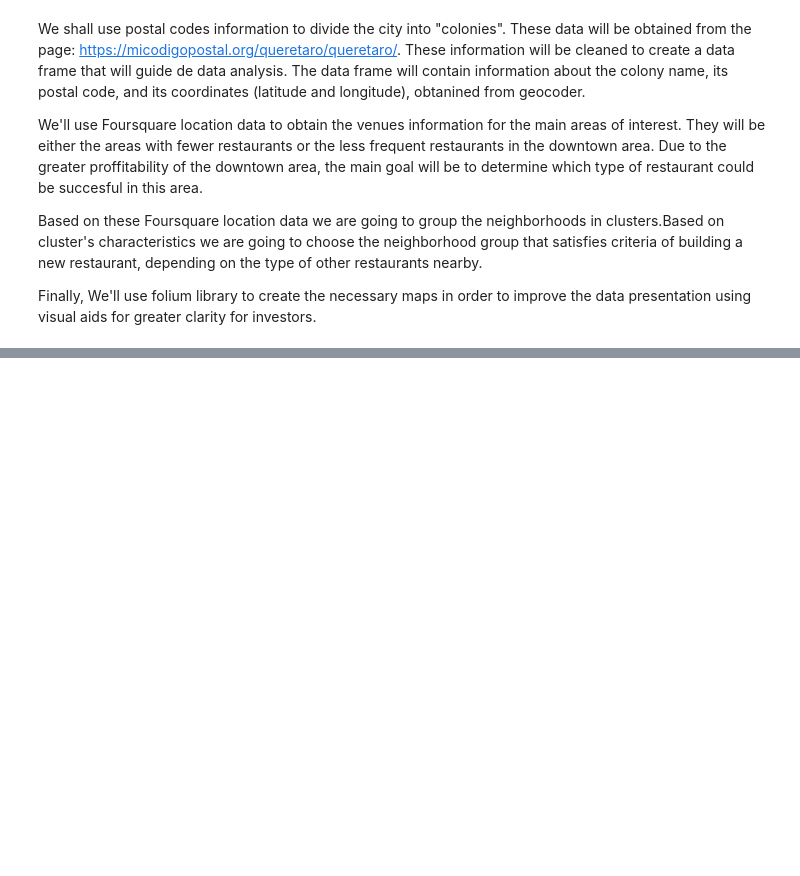
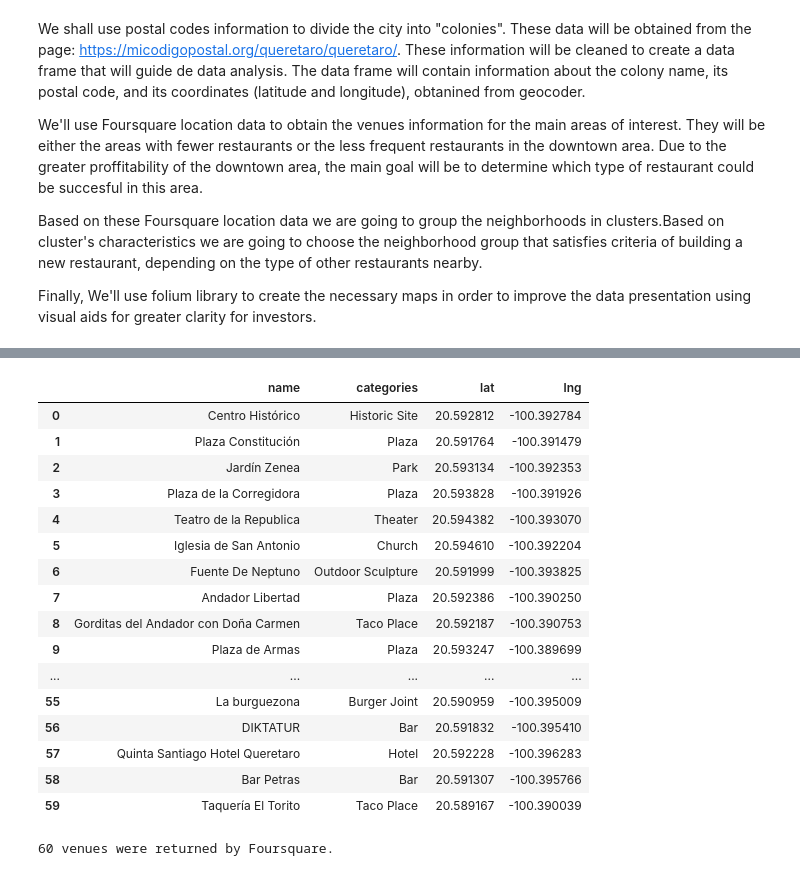
Before and after one commit to IvnOz/github_example, a Jupyter notebook: Coursera Capstone project.ipynb, the cells around one changed output, grey strips where cells are left out. Saved outputs shown, nothing was run; the diff lists cells and outputs as text; code cells hidden in the pictures; blank space fills up the shorter version.

```diff
--- a/Coursera Capstone project.ipynb
+++ b/Coursera Capstone project.ipynb
@@ -22,0 +346,14 @@ Finally, We'll use folium library to create the necessary maps in order to impro
+# %%
+# type your answer here
+LIMIT = 100 # limit of number of venues returned by Foursquare API
+radius = 500 # define radius
+# create URL
+url = 'https://api.foursquare.com/v2/venues/explore?&client_id={}&client_secret={}&v={}&ll={},{}&radius={}&limit={}'.format(
+    CLIENT_ID,
+    CLIENT_SECRET,
+    VERSION,
+    Lat,
+    Long,
+    radius,
+    LIMIT)
+url # display URL
@@ -22,0 +362,3 @@ Finally, We'll use folium library to create the necessary maps in order to impro
+# %%
+results = requests.get(url).json()
+results
@@ -22,0 +383,50 @@ Finally, We'll use folium library to create the necessary maps in order to impro
+# %%
+# function that extracts the category of the venue
+def get_category_type(row):
+    try:
+        categories_list = row['categories']
+    except:
+        categories_list = row['venue.categories']
+
+    if len(categories_list) == 0:
+        return None
+    else:
+        return categories_list[0]['name']
+# %%
+venues = results['response']['groups'][0]['items']
+
+nearby_venues = json_normalize(venues) # flatten JSON
+
+# filter columns
+filtered_columns = ['venue.name', 'venue.categories', 'venue.location.lat', 'venue.location.lng']
+nearby_venues =nearby_venues.loc[:, filtered_columns]
+
+# filter the category for each row
+nearby_venues['venue.categories'] = nearby_venues.apply(get_category_type, axis=1)
+
+# clean columns
+nearby_venues.columns = [col.split(".")[-1] for col in nearby_venues.columns]
+
+nearby_venues
+# %% [output]
+|  | name | categories | lat | lng |
+| 0 | Centro Histórico | Historic Site | 20.592812 | -100.392784 |
+| 1 | Plaza Constitución | Plaza | 20.591764 | -100.391479 |
+| 2 | Jardín Zenea | Park | 20.593134 | -100.392353 |
+| 3 | Plaza de la Corregidora | Plaza | 20.593828 | -100.391926 |
+| 4 | Teatro de la Republica | Theater | 20.594382 | -100.393070 |
+| 5 | Iglesia de San Antonio | Church | 20.594610 | -100.392204 |
+| 6 | Fuente De Neptuno | Outdoor Sculpture | 20.591999 | -100.393825 |
+| 7 | Andador Libertad | Plaza | 20.592386 | -100.390250 |
+| 8 | Gorditas del Andador con Doña Carmen | Taco Place | 20.592187 | -100.390753 |
+| 9 | Plaza de Armas | Plaza | 20.593247 | -100.389699 |
+| ... | ... | ... | ... | ... |
+| 55 | La burguezona | Burger Joint | 20.590959 | -100.395009 |
+| 56 | DIKTATUR | Bar | 20.591832 | -100.395410 |
+| 57 | Quinta Santiago Hotel Queretaro | Hotel | 20.592228 | -100.396283 |
+| 58 | Bar Petras | Bar | 20.591307 | -100.395766 |
+| 59 | Taquería El Torito | Taco Place | 20.589167 | -100.390039 |
+# %%
+print('{} venues were returned by Foursquare.'.format(nearby_venues.shape[0]))
+# %% [output]
+60 venues were returned by Foursquare.
```
Also changed, not shown: parts of 42 cells of this notebook.
